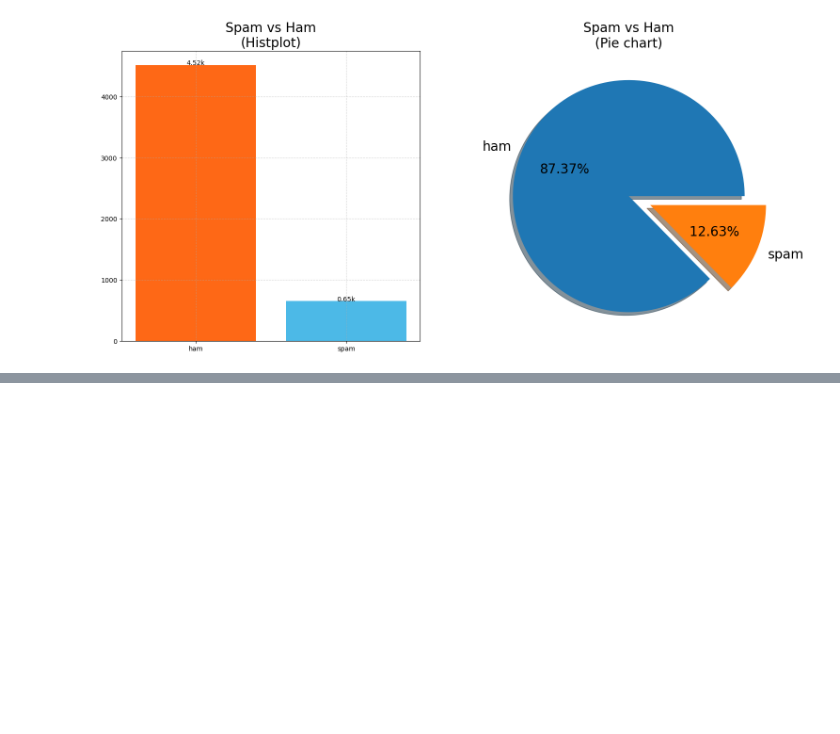
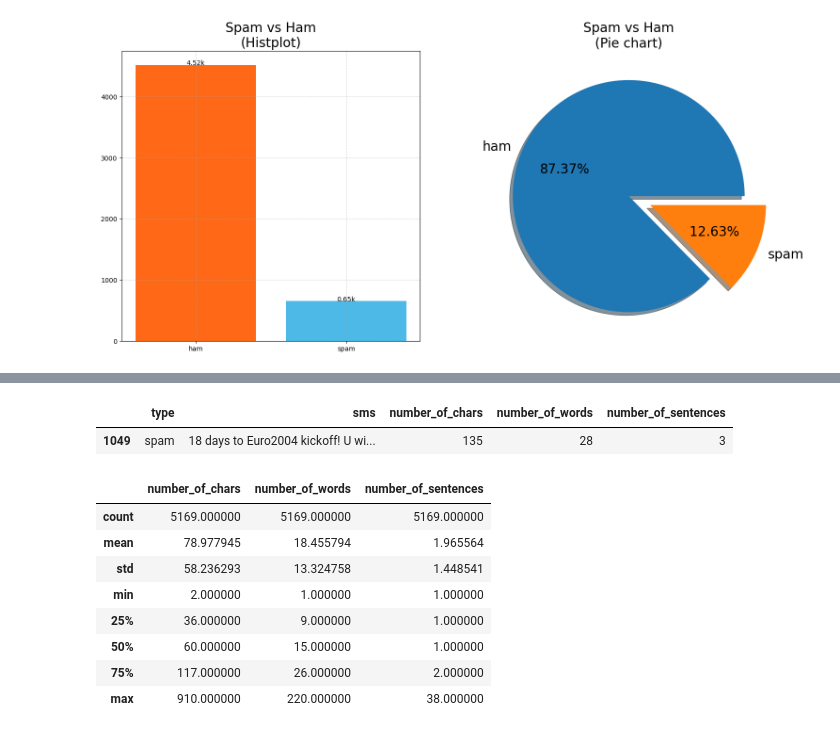
Before and after one commit to HarshitLaloriya/SMS-Classification-Model, a Jupyter notebook: ml.ipynb, the cells around one changed output, grey strips where cells are left out. Drawn from its saved outputs; the diff is of its cells as text; code cells hidden in the pictures; blank space fills up the shorter version.

```diff
--- a/ml.ipynb
+++ b/ml.ipynb
@@ -104,0 +132,23 @@ plt.show()
+# %%
+df_sms['number_of_chars'] = df_sms['sms'].apply(lambda x: len(x))
+# %%
+df_sms['number_of_words'] = df_sms['sms'].apply(lambda x: len(nltk.word_tokenize(x)))
+# %%
+df_sms['number_of_sentences'] = df_sms['sms'].apply(lambda x : len(nltk.sent_tokenize(x)))
+# %%
+df_sms.sample()
+# %% [output]
+|  | type | sms | number_of_chars | number_of_words | number_of_sentences |
+| 1049 | spam | 18 days to Euro2004 kickoff! U wi... | 135 | 28 | 3 |
+# %%
+df_sms.iloc[:,2:].describe()
+# %% [output]
+|  | number_of_chars | number_of_words | number_of_sentences |
+| count | 5169.000000 | 5169.000000 | 5169.000000 |
+| mean | 78.977945 | 18.455794 | 1.965564 |
+| std | 58.236293 | 13.324758 | 1.448541 |
+| min | 2.000000 | 1.000000 | 1.000000 |
+| 25% | 36.000000 | 9.000000 | 1.000000 |
+| 50% | 60.000000 | 15.000000 | 1.000000 |
+| 75% | 117.000000 | 26.000000 | 2.000000 |
+| max | 910.000000 | 220.000000 | 38.000000 |
```
Also changed, not shown: parts of 8 cells of this notebook.
